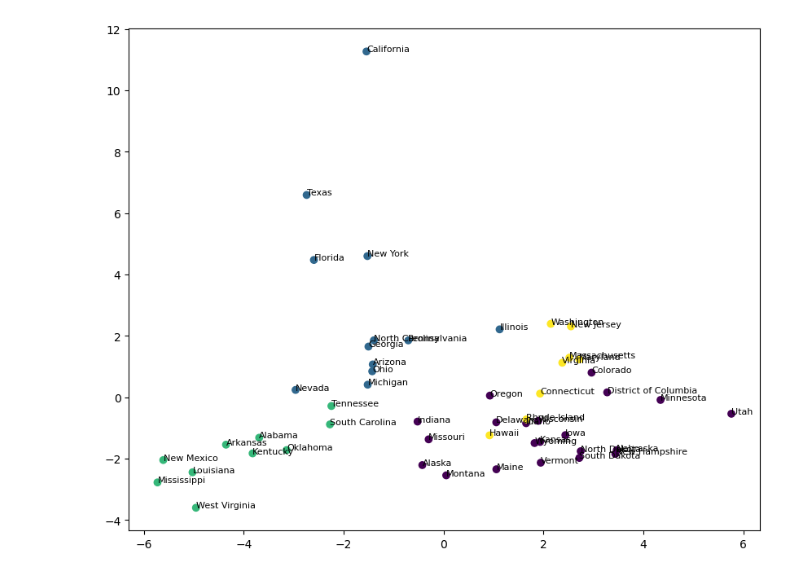
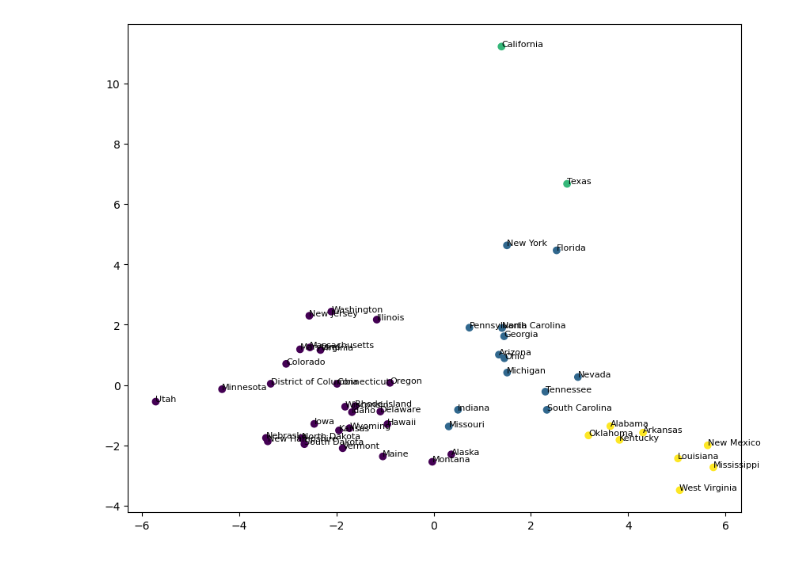
Before and after one commit to joshred83/cda_project, a Jupyter notebook: pca_clustering.ipynb, the cells around one changed output. Cells and saved outputs as stored; diff of their text form; code cells hidden in the pictures.

```diff
--- a/pca_clustering.ipynb
+++ b/pca_clustering.ipynb
@@ -8,46 +8,51 @@ Fits a KMeans clustering model on the PCA-transformed data and plots the cluster
 from sklearn.preprocessing import StandardScaler
 from sklearn.impute import SimpleImputer
 from sklearn.decomposition import PCA
-from sklearn.cluster import KMeans
+from sklearn.cluster import KMeans, SpectralClustering
+from sklearn.mixture import GaussianMixture
 import pandas as pd
 import numpy as np
 from matplotlib import pyplot as plt
+from sklearn.metrics import silhouette_score
 
 
 def preprocess(df):
     imputer = SimpleImputer(strategy="median")
     imputed_df = pd.DataFrame(imputer.fit_transform(df))
     scaled_df = StandardScaler().fit_transform(imputed_df)
     return scaled_df
 
 
 def display_loadings(fitted_pca, features, component=0):
     loadings = fitted_pca.components_
     order = np.argsort(abs(loadings[component, :]))[::]  # Reverse the order
     loadings = loadings[:, order]
     features = [features[i] for i in order]
 
     loadings = pd.Series(loadings[component, :], index=features)
     fig, ax = plt.subplots(figsize=(10, 12))
     loadings.plot(kind="barh")
 
     return loadings
 
 
 df = pd.read_csv("data/DS_salary_factors.csv", na_values=0)
-
+df["GeoFips"] = df["GeoFips"].astype(str)
 numeric_features = df.select_dtypes(include="number").columns
 X = df[numeric_features]
 X = preprocess(X)
 pca = PCA().fit(X)
 X_pca = pca.transform(X)
-kmeans = KMeans(n_clusters=4, random_state=0).fit(X_pca)
+# cluster = KMeans(n_clusters=4, random_state=0).fit(X_pca)
+# cluster = SpectralClustering(n_clusters=4, random_state=0).fit(X_pca)
+cluster = GaussianMixture(4).fit_predict(X_pca[:, :8])
+
 fig, ax = plt.subplots(figsize=(10, 8))
-ax.scatter(X_pca[:, 0], X_pca[:, 1], c=kmeans.labels_, cmap="viridis")
+ax.scatter(X_pca[:, 0], X_pca[:, 1], c=cluster, cmap="viridis")
 for i, label in enumerate(df.GeoName):
     ax.text(X_pca[i, 0], X_pca[i, 1], label, fontsize=8)
 # %% [output]
-[figure, old version]
+[figure, new version]
 # %%
 display_loadings(pca, numeric_features)
 # %% [output]
```
Also changed, not shown: parts of 2 cells of this notebook.
